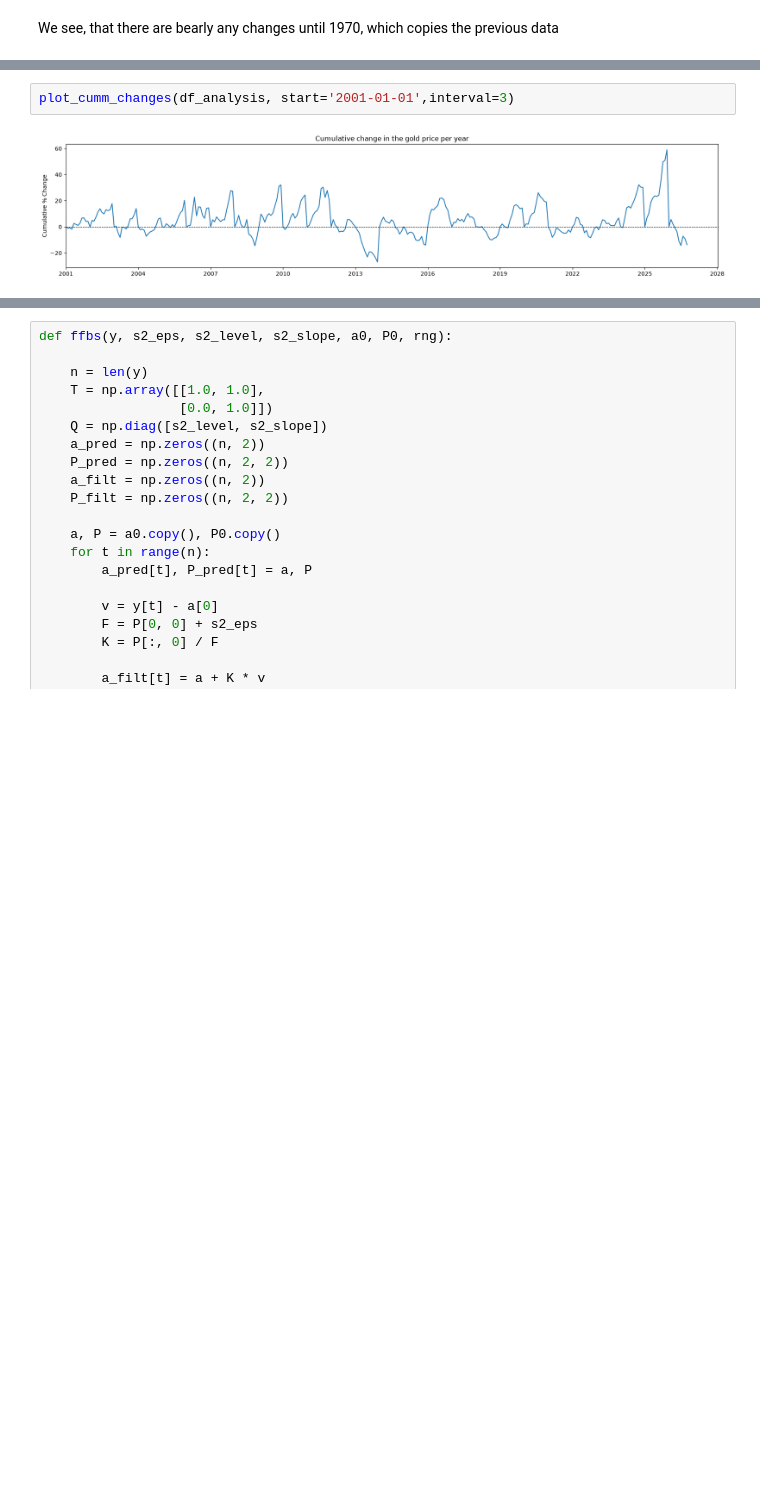
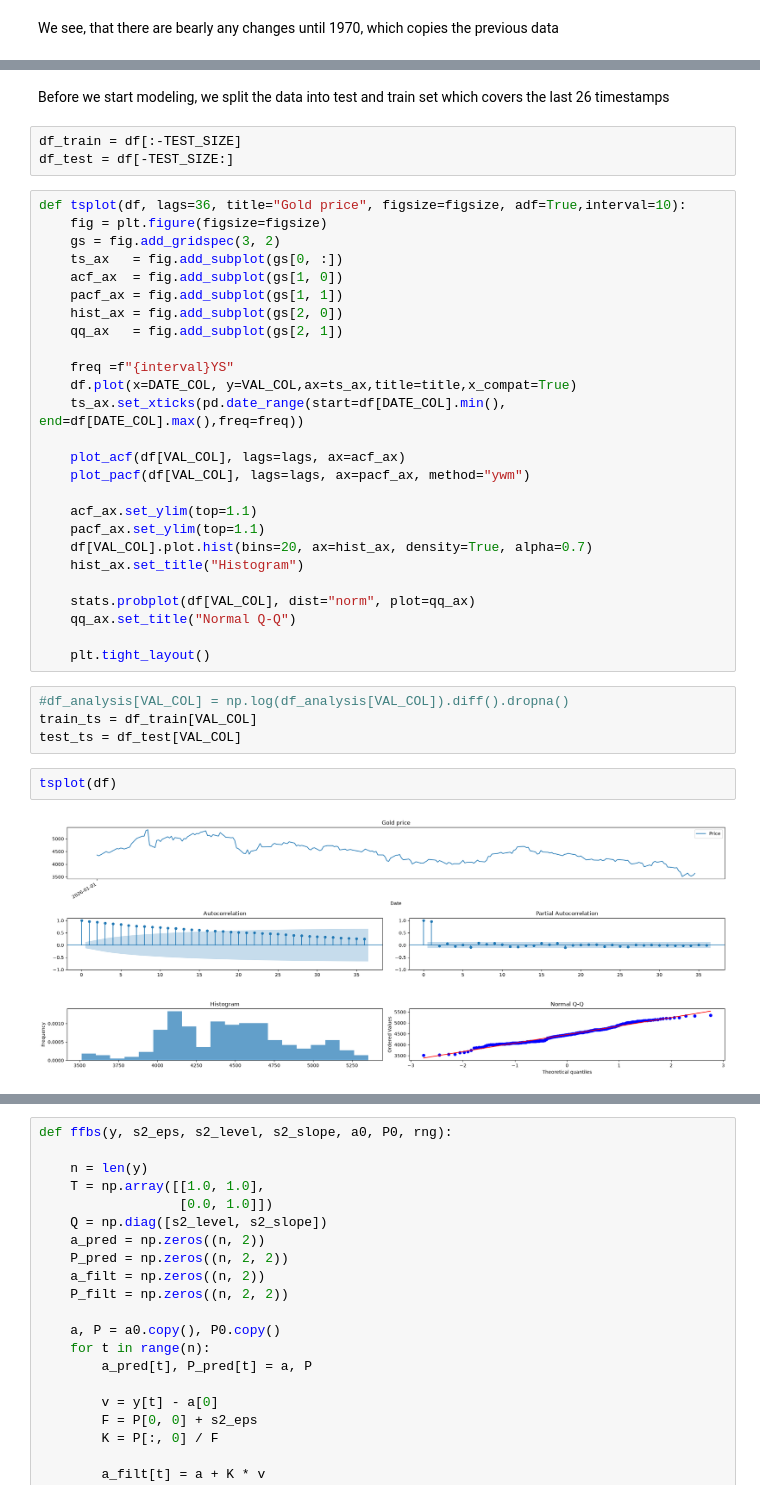
Before and after one commit to JanFlajz/ni-scr-gold-price, a Jupyter notebook: Gold-price.ipynb, the cells around one changed output, grey strips where cells are left out. Saved outputs shown, nothing was run; the diff lists cells and outputs as text; blank space fills up the shorter version.

```diff
--- a/Gold-price.ipynb
+++ b/Gold-price.ipynb
@@ -69,4 +102,39 @@ plot_time_series(df_analysis,title='Gold price since 2021', interval=3)
-# %%
-plot_cumm_changes(df_analysis, start='2001-01-01',interval=3)
-# %% [output]
-[figure, removed]
+# %% [markdown]
+Before we start modeling, we split the data into test and train set which covers the last  26 timestamps
+# %%
+df_train = df[:-TEST_SIZE]
+df_test = df[-TEST_SIZE:]
+# %%
+def tsplot(df, lags=36, title="Gold price", figsize=figsize, adf=True,interval=10):
+    fig = plt.figure(figsize=figsize)
+    gs = fig.add_gridspec(3, 2)
+    ts_ax   = fig.add_subplot(gs[0, :])
+    acf_ax  = fig.add_subplot(gs[1, 0])
+    pacf_ax = fig.add_subplot(gs[1, 1])
+    hist_ax = fig.add_subplot(gs[2, 0])
+    qq_ax   = fig.add_subplot(gs[2, 1])
+
+    freq =f"{interval}YS"
+    df.plot(x=DATE_COL, y=VAL_COL,ax=ts_ax,title=title,x_compat=True)
+    ts_ax.set_xticks(pd.date_range(start=df[DATE_COL].min(), end=df[DATE_COL].max(),freq=freq))
+
+    plot_acf(df[VAL_COL], lags=lags, ax=acf_ax)
+    plot_pacf(df[VAL_COL], lags=lags, ax=pacf_ax, method="ywm")
+
+    acf_ax.set_ylim(top=1.1)
+    pacf_ax.set_ylim(top=1.1)
+    df[VAL_COL].plot.hist(bins=20, ax=hist_ax, density=True, alpha=0.7)
+    hist_ax.set_title("Histogram")
+
+    stats.probplot(df[VAL_COL], dist="norm", plot=qq_ax)
+    qq_ax.set_title("Normal Q-Q")
+
+    plt.tight_layout()
+# %%
+#df_analysis[VAL_COL] = np.log(df_analysis[VAL_COL]).diff().dropna()
+train_ts = df_train[VAL_COL]
+test_ts = df_test[VAL_COL]
+# %%
+tsplot(df)
+# %% [output]
+[figure, added]
```
Also changed, not shown: parts of 19 cells of this notebook, 2 other files.
